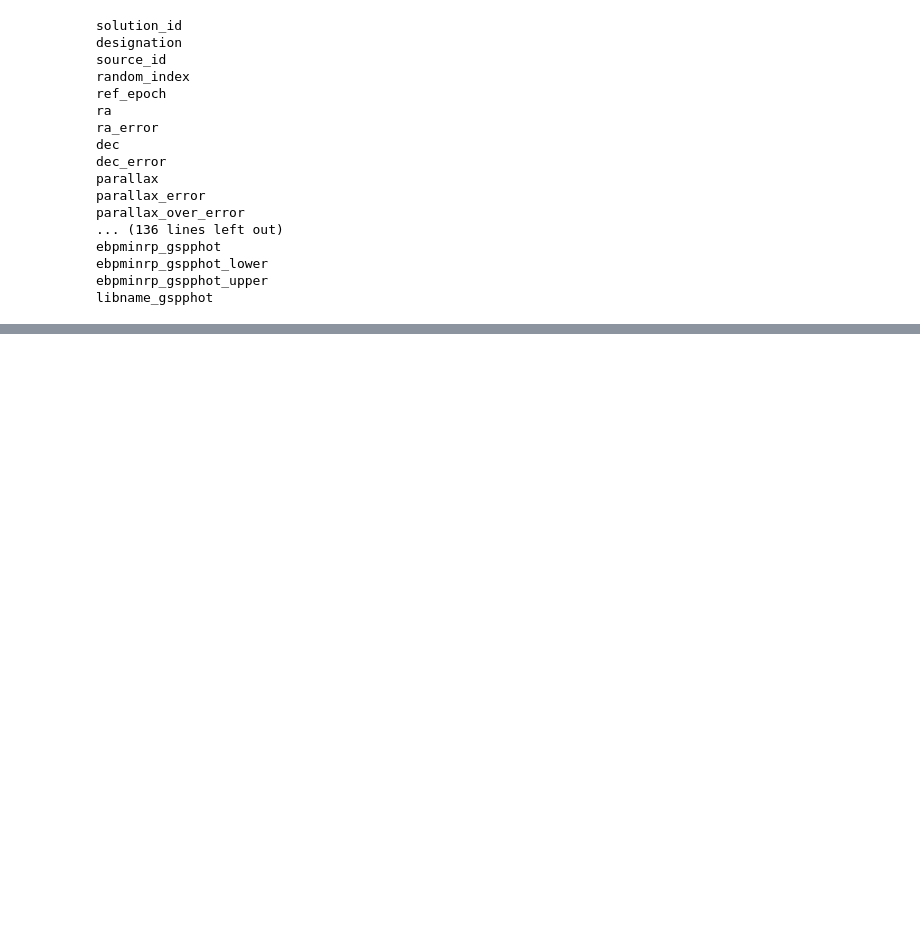
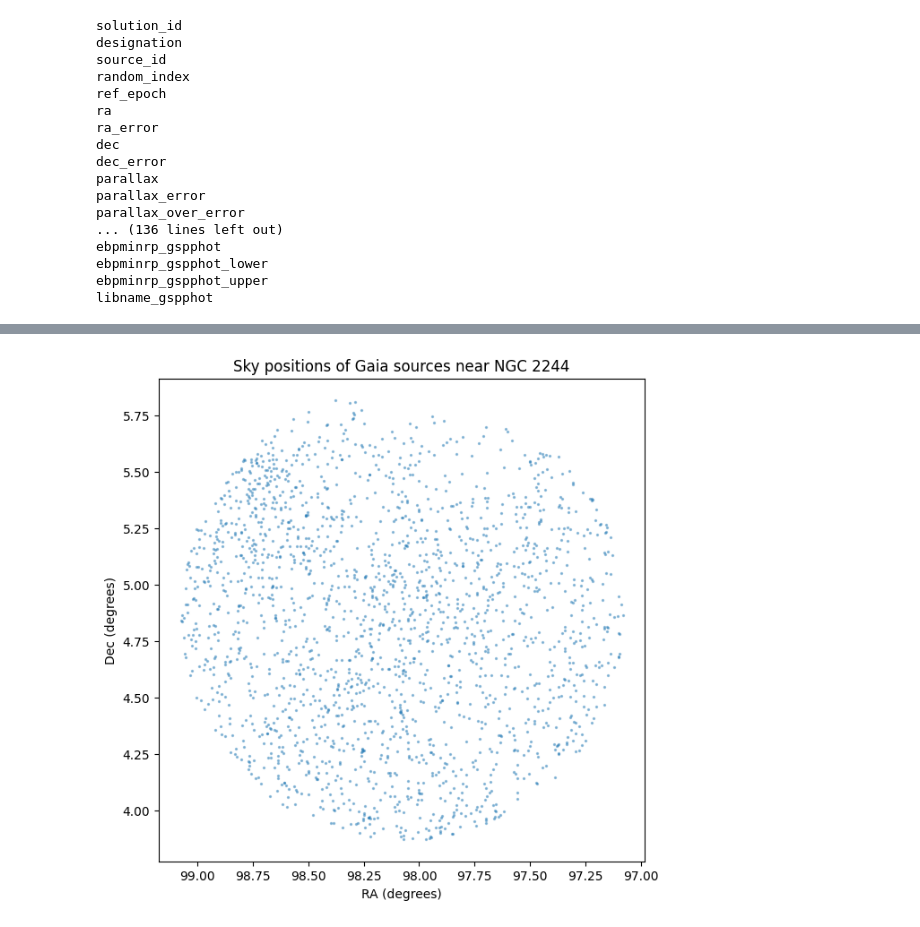
Before and after one commit to NoahLop/astr154-finalproject, a Jupyter notebook: First-Draft-Final.ipynb, the cells around one changed output, grey strips where cells are left out. Drawn from its saved outputs; the diff is of its cells as text; code cells hidden in the pictures; blank space fills up the shorter version.

```diff
--- a/First-Draft-Final.ipynb
+++ b/First-Draft-Final.ipynb
@@ -175,0 +196,13 @@ df.head()
+# %%
+# Lets check out our data, and make sure we're not failures
+# Plotting sky positions
+
+plt.figure(figsize=(7, 7))
+plt.scatter(df['ra'], df['dec'], s=2, alpha=0.4)
+plt.xlabel('RA (degrees)')
+plt.ylabel('Dec (degrees)')
+plt.title('Sky positions of Gaia sources near NGC 2244')
+plt.gca().invert_xaxis()  # RA increases to the left in sky maps
+plt.show()
+# %% [output]
+[figure, added]
```
Also changed, not shown: parts of 15 cells of this notebook.
